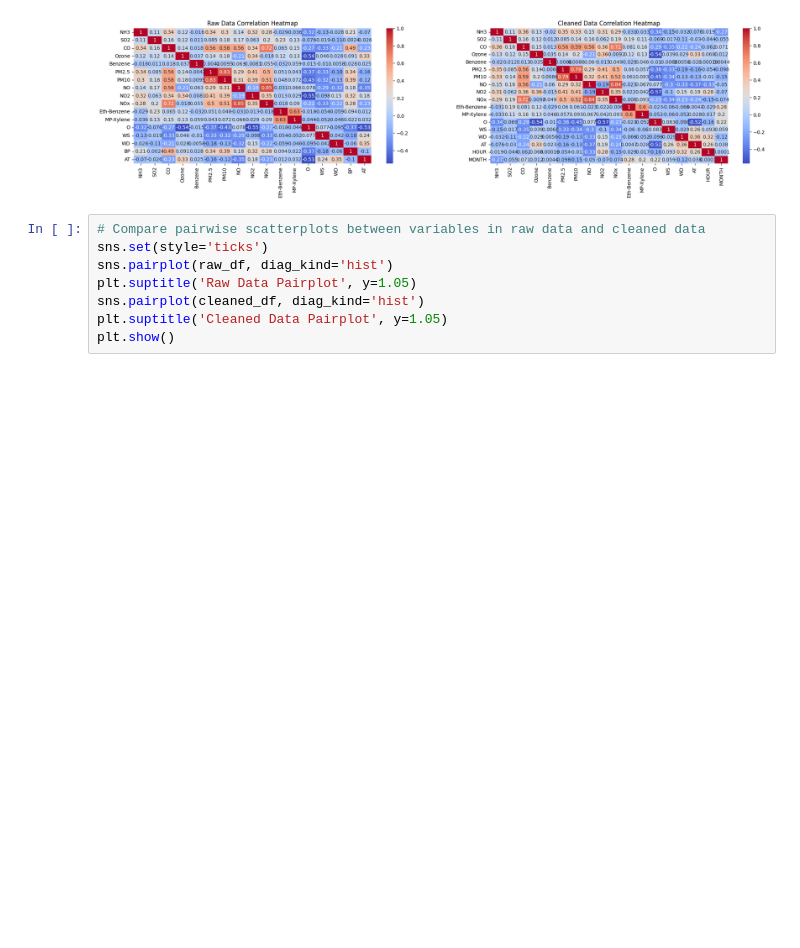
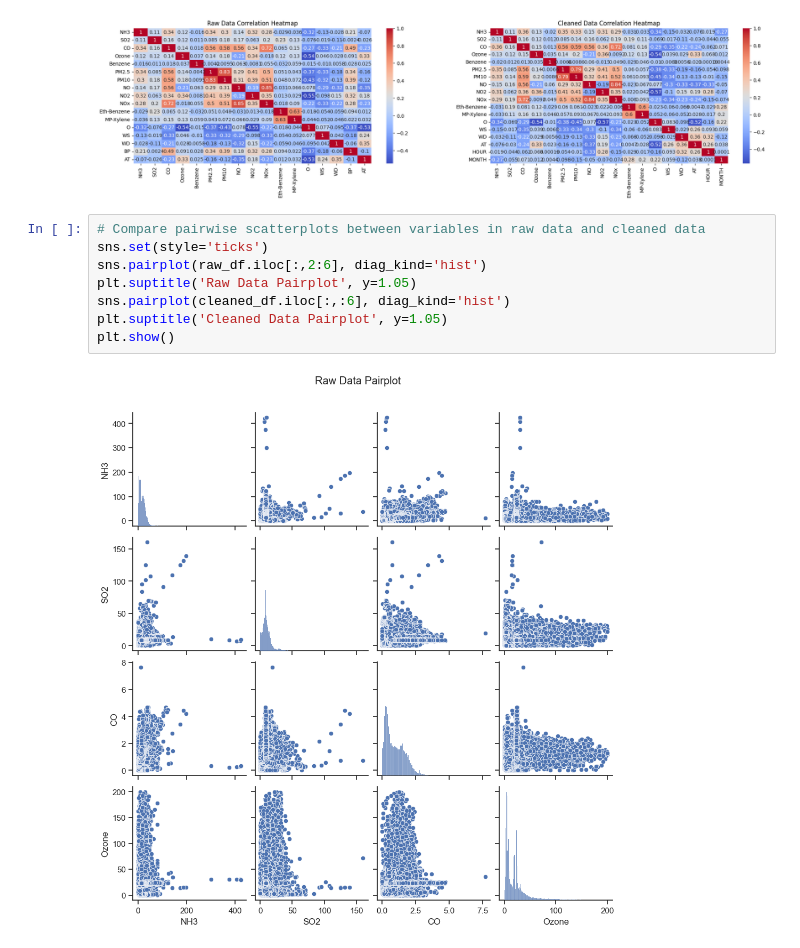
Before and after one commit to 0-shubham-0/Air_Toxicity_Prediction, a Jupyter notebook: notebooks/EDA/eda.ipynb, the cells around one changed output. Cells and saved outputs as stored; diff of their text form; blank space fills up the shorter version.

```diff
--- a/notebooks/EDA/eda.ipynb
+++ b/notebooks/EDA/eda.ipynb
@@ -111,8 +111,10 @@ plt.show()
 # %%
 # Compare pairwise scatterplots between variables in raw data and cleaned data
 sns.set(style='ticks')
-sns.pairplot(raw_df, diag_kind='hist')
+sns.pairplot(raw_df.iloc[:,2:6], diag_kind='hist')
 plt.suptitle('Raw Data Pairplot', y=1.05)
-sns.pairplot(cleaned_df, diag_kind='hist')
+sns.pairplot(cleaned_df.iloc[:,:6], diag_kind='hist')
 plt.suptitle('Cleaned Data Pairplot', y=1.05)
 plt.show()
+# %% [output]
+[figure, added]
```
Also changed, not shown: parts of 1 cell of this notebook, 4 other files.
